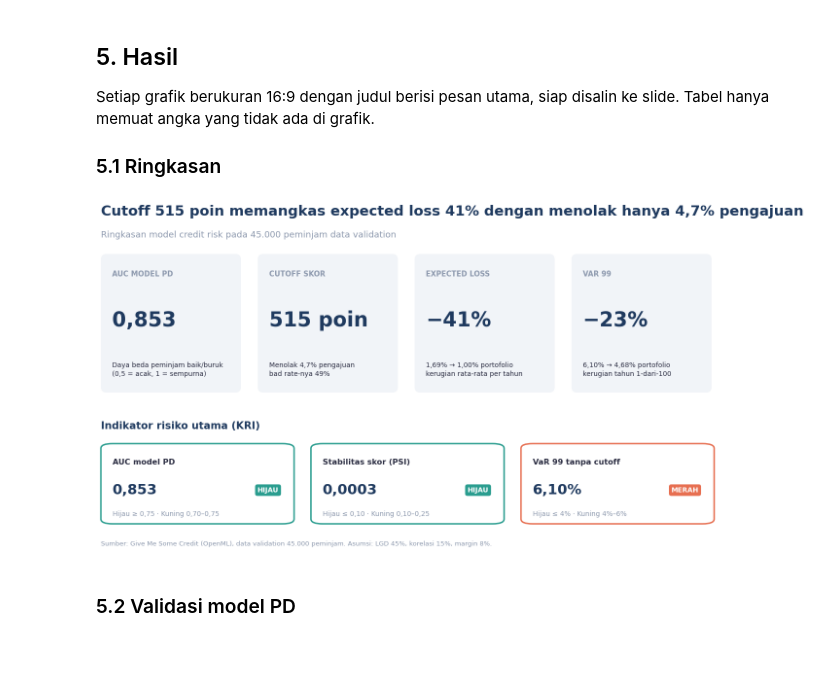
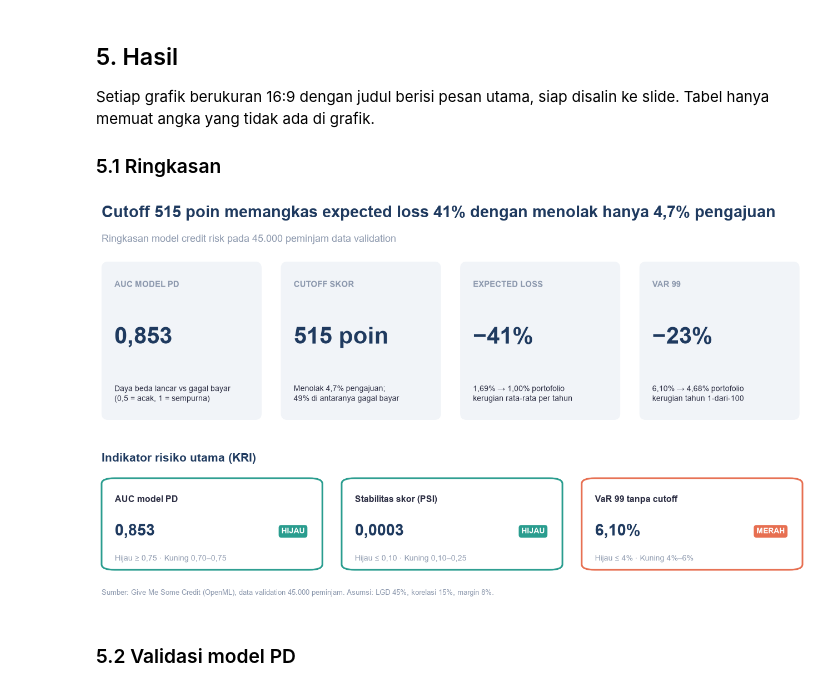
Before and after one commit to aldo02032004/credit-risk-model, a Jupyter notebook: credit_risk_model.ipynb, the cells around one changed output. Drawn from its saved outputs; the diff is of its cells as text; code cells hidden in the pictures; blank space fills up the shorter version.

```diff
--- a/credit_risk_model.ipynb
+++ b/credit_risk_model.ipynb
@@ -244,36 +244,36 @@ fig = slide(f"Cutoff {cutoff:.0f} poin memangkas expected loss {turun(mt['EL'],
             f"dengan menolak hanya {pct(1 - ap)} pengajuan",
             f"Ringkasan model credit risk pada {num(len(port), 0)} peminjam data validation")
 kpi = [
-    ("AUC model PD", num(v.AUC), "Daya beda peminjam baik/buruk\n(0,5 = acak, 1 = sempurna)"),
-    ("Cutoff skor", f"{cutoff:.0f} poin", f"Menolak {pct(1 - ap)} pengajuan\nbad rate-nya {pct(cut['Bad rate aktual, ditolak'], 0)}"),
+    ("AUC model PD", num(v.AUC), "Daya beda lancar vs gagal bayar\n(0,5 = acak, 1 = sempurna)"),
+    ("Cutoff skor", f"{cutoff:.0f} poin", f"Menolak {pct(1 - ap)} pengajuan;\n{pct(cut['Bad rate aktual, ditolak'], 0)} di antaranya gagal bayar"),
     ("Expected loss", f"−{turun(mt['EL'], mc['EL'])}", f"{pct(mt['EL'], 2)} → {pct(mc['EL'], 2)} portofolio\nkerugian rata-rata per tahun"),
     ("VaR 99", f"−{turun(mt['VaR 99'], mc['VaR 99'])}", f"{pct(mt['VaR 99'], 2)} → {pct(mc['VaR 99'], 2)} portofolio\nkerugian tahun 1-dari-100"),
 ]
 for i, (lab, nilai, ket) in enumerate(kpi):                        # 4 kartu KPI, jarak simetris
     a = fig.add_axes([0.03 + i * 0.242, 0.44, 0.216, 0.38]); a.axis("off")
     a.add_patch(FancyBboxPatch((0, 0), 1, 1, boxstyle="round,pad=0,rounding_size=0.04", fc=C["latar"], ec="none",
                                transform=a.transAxes, clip_on=False))
     a.text(0.08, 0.84, lab.upper(), fontsize=10.5, fontweight="bold", color=C["abu"], transform=a.transAxes)
     a.text(0.08, 0.52, nilai, fontsize=30, fontweight="bold", color=C["navy"], va="center", transform=a.transAxes)
     a.text(0.08, 0.12, ket, fontsize=10, color=C["teks"], linespacing=1.35, transform=a.transAxes)
 
 # 3 kartu KRI: nilai, status, dan ambangnya (ambang AUC & PSI = praktik umum; ambang VaR = risk appetite, asumsi)
 f_nilai = [num, lambda x: num(x, 4), lambda x: pct(x, 2)]
 f_ambang = [lambda x: num(x, 2), lambda x: num(x, 2), lambda x: pct(x, 0)]
 fig.text(0.03, 0.34, "Indikator risiko utama (KRI)", fontsize=15, fontweight="bold", color=C["navy"])
 for i, (r, fn, fa) in enumerate(zip(kri.itertuples(), f_nilai, f_ambang)):
     a = fig.add_axes([0.03 + i * 0.324, 0.08, 0.298, 0.22]); a.axis("off")
     a.add_patch(FancyBboxPatch((0, 0), 1, 1, boxstyle="round,pad=0,rounding_size=0.06", fc="white",
                                ec=warna_status[r.status], lw=2.2, transform=a.transAxes, clip_on=False))
     a.text(0.06, 0.74, r.Index, fontsize=11.5, fontweight="bold", color=C["teks"], transform=a.transAxes)
     a.text(0.06, 0.42, fn(r.nilai), fontsize=21, fontweight="bold", color=C["navy"], va="center", transform=a.transAxes)
     a.text(0.92, 0.42, r.status, fontsize=10, fontweight="bold", color="white", ha="right", va="center",
            transform=a.transAxes, bbox=dict(boxstyle="round,pad=0.35", fc=warna_status[r.status], ec="none"))
     a.text(0.06, 0.10, f"Hijau {'≥' if r.arah < 0 else '≤'} {fa(r.hijau)} · Kuning {fa(min(r.hijau, r.kuning))}–"
            f"{fa(max(r.hijau, r.kuning))}", fontsize=10, color=C["abu"], transform=a.transAxes)
 fig.savefig("images/01_ringkasan.png"); plt.show()
 # %% [output]
-[figure, old version]
+[figure, new version]
 # %% [markdown]
 ### 5.2 Validasi model PD
 # %%
```
Also changed, not shown: parts of 4 cells of this notebook, 2 other files.
